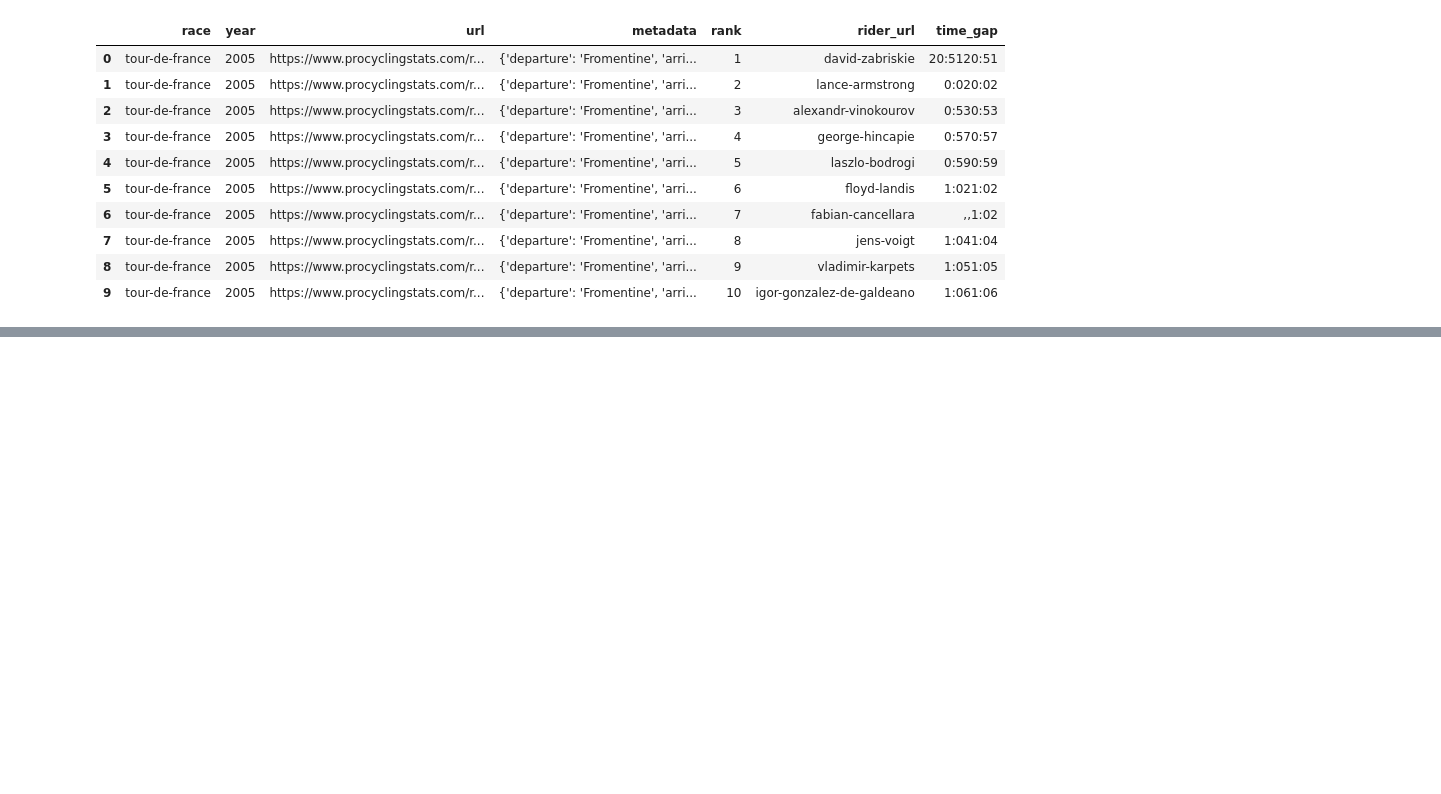
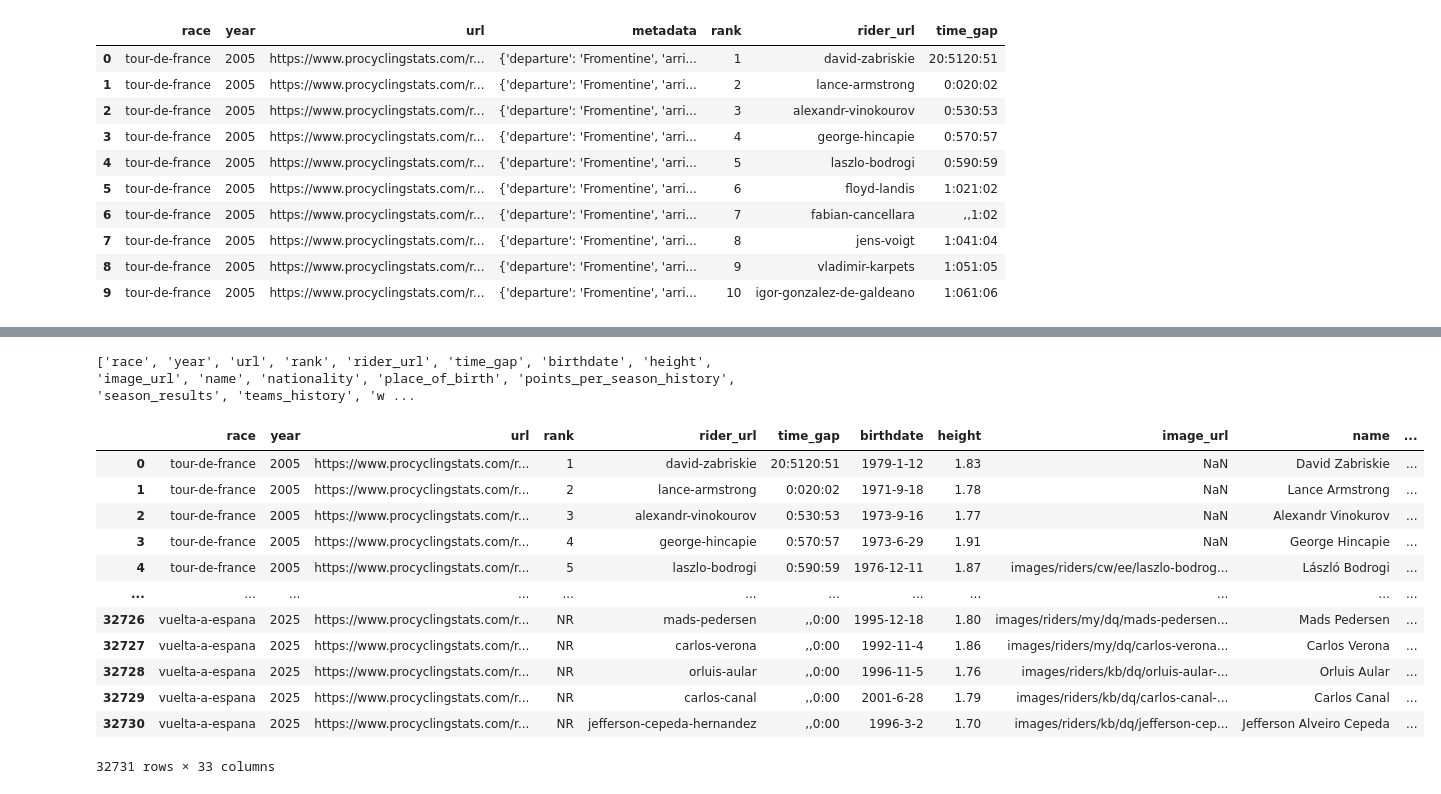
Before and after one commit to LPI24/GADA-Group3-Cycling-Stage-Prediction, a Jupyter notebook: src/Notebooks/01_Data_Merging_and_Cleaning.ipynb, the cells around one changed output, grey strips where cells are left out. Drawn from its saved outputs; the diff is of its cells as text; code cells hidden in the pictures; blank space fills up the shorter version.

```diff
--- a/src/Notebooks/01_Data_Merging_and_Cleaning.ipynb
+++ b/src/Notebooks/01_Data_Merging_and_Cleaning.ipynb
@@ -134,0 +145,9 @@ print(missing_rows)
+# %%
+# metadata Spalte
+df_meta = df_final['metadata'].apply(pd.Series)
+#print(df_meta.head(10))
+
+# zusammenführen mit dem Main Datensatz
+
+df_final = pd.concat([df_final.drop(columns=['metadata']), df_meta], axis=1)
+print(df_final.head(10))
@@ -134,0 +172,5 @@ print(missing_rows)
+# %%
+#Spezialitätenprofil entpacken
+df_spec = df_final['points_per_speciality'].apply(pd.Series).fillna(0)
+df_final = pd.concat([df_final.drop(columns=['points_per_speciality']), df_spec], axis=1)
+print(df_final.head(10))
@@ -134,0 +195,19 @@ print(missing_rows)
+# %%
+
+print(df_final.columns.to_list())
+df_final
+# %% [output]
+['race', 'year', 'url', 'rank', 'rider_url', 'time_gap', 'birthdate', 'height', 'image_url', 'name', 'nationality', 'place_of_birth', 'points_per_season_history', 'season_results', 'teams_history', 'w ...
+|  | race | year | url | rank | rider_url | time_gap | birthdate | height | image_url | name | ... |
+| 0 | tour-de-france | 2005 | https://www.procyclingstats.com/r... | 1 | david-zabriskie | 20:5120:51 | 1979-1-12 | 1.83 | NaN | David Zabriskie | ... |
+| 1 | tour-de-france | 2005 | https://www.procyclingstats.com/r... | 2 | lance-armstrong | 0:020:02 | 1971-9-18 | 1.78 | NaN | Lance Armstrong | ... |
+| 2 | tour-de-france | 2005 | https://www.procyclingstats.com/r... | 3 | alexandr-vinokourov | 0:530:53 | 1973-9-16 | 1.77 | NaN | Alexandr Vinokurov | ... |
+| 3 | tour-de-france | 2005 | https://www.procyclingstats.com/r... | 4 | george-hincapie | 0:570:57 | 1973-6-29 | 1.91 | NaN | George Hincapie | ... |
+| 4 | tour-de-france | 2005 | https://www.procyclingstats.com/r... | 5 | laszlo-bodrogi | 0:590:59 | 1976-12-11 | 1.87 | images/riders/cw/ee/laszlo-bodrog... | László Bodrogi | ... |
+| ... | ... | ... | ... | ... | ... | ... | ... | ... | ... | ... | ... |
+| 32726 | vuelta-a-espana | 2025 | https://www.procyclingstats.com/r... | NR | mads-pedersen | ,,0:00 | 1995-12-18 | 1.80 | images/riders/my/dq/mads-pedersen... | Mads Pedersen | ... |
+| 32727 | vuelta-a-espana | 2025 | https://www.procyclingstats.com/r... | NR | carlos-verona | ,,0:00 | 1992-11-4 | 1.86 | images/riders/my/dq/carlos-verona... | Carlos Verona | ... |
+| 32728 | vuelta-a-espana | 2025 | https://www.procyclingstats.com/r... | NR | orluis-aular | ,,0:00 | 1996-11-5 | 1.76 | images/riders/kb/dq/orluis-aular-... | Orluis Aular | ... |
+| 32729 | vuelta-a-espana | 2025 | https://www.procyclingstats.com/r... | NR | carlos-canal | ,,0:00 | 2001-6-28 | 1.79 | images/riders/kb/dq/carlos-canal-... | Carlos Canal | ... |
+| 32730 | vuelta-a-espana | 2025 | https://www.procyclingstats.com/r... | NR | jefferson-cepeda-hernandez | ,,0:00 | 1996-3-2 | 1.70 | images/riders/kb/dq/jefferson-cep... | Jefferson Alveiro Cepeda | ... |
+32731 rows × 33 columns
```
Also changed, not shown: parts of 7 cells of this notebook.
